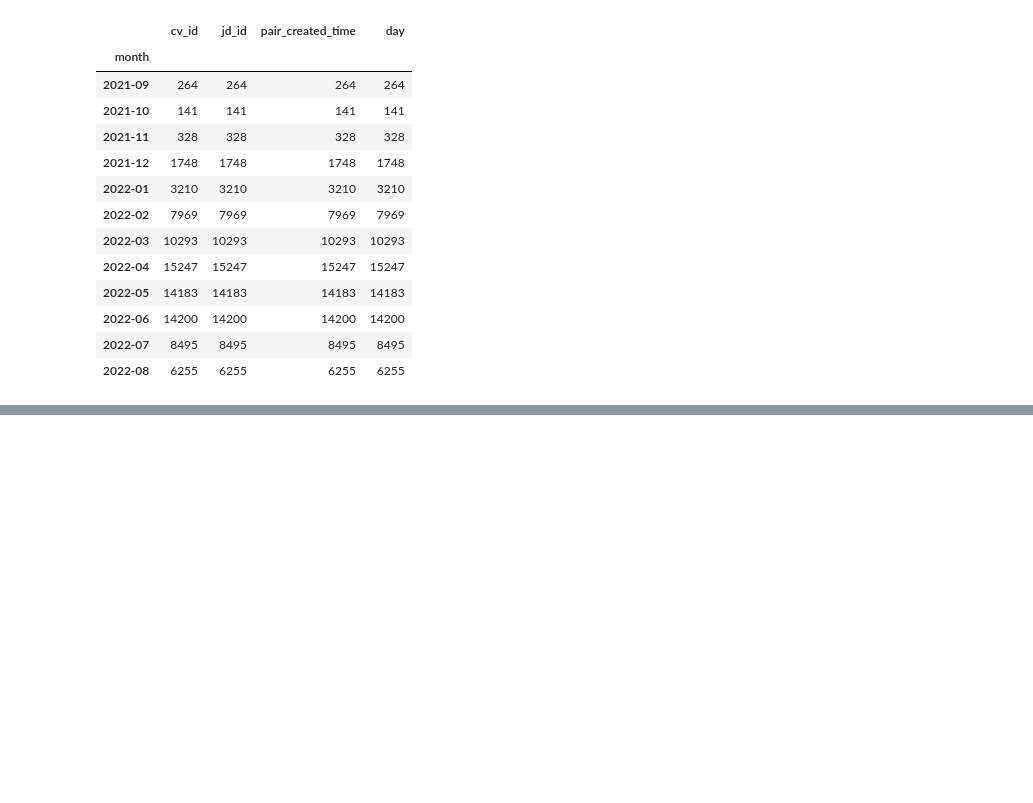
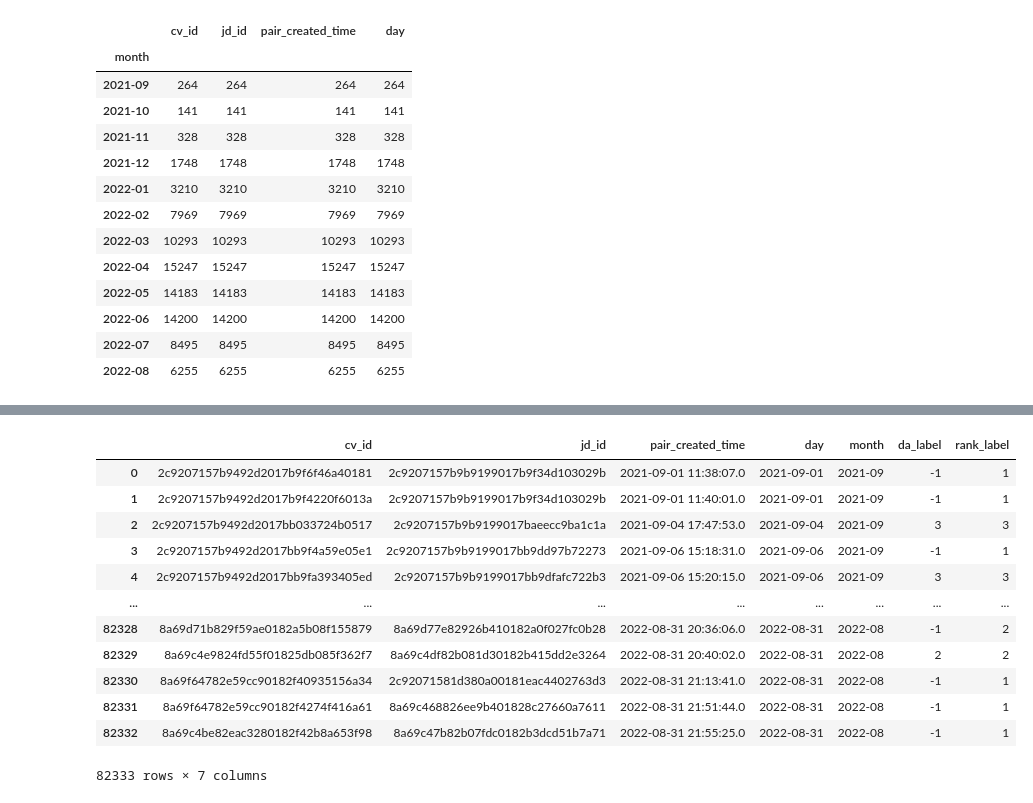
Before and after one commit to slowisfast2030/generalization, a Jupyter notebook: order_time.ipynb, the cells around one changed output, grey strips where cells are left out. Cells and saved outputs as stored; diff of their text form; code cells hidden in the pictures; blank space fills up the shorter version.

```diff
--- a/order_time.ipynb
+++ b/order_time.ipynb
@@ -185,3 +188,8 @@ cv_jd_time.groupby('month').count()
 | 2022-06 | 14200 | 14200 | 14200 | 14200 |
 | 2022-07 | 8495 | 8495 | 8495 | 8495 |
 | 2022-08 | 6255 | 6255 | 6255 | 6255 |
+# %%
+# 读取包含label的sample表
+label_data_20220831 = pd.read_csv('../data_20220831/sample_20220831_spark.csv').drop('Unnamed: 0', axis=1).drop_duplicates(subset=['cv_id', 'jd_id'], keep='first').reset_index(drop=True)
+label_df = label_data_20220831[['cv_id', 'jd_id', 'da_label', 'rank_label']]
+label_df
@@ -187,0 +210,18 @@ cv_jd_time.groupby('month').count()
+# %%
+# cv_jd_time和label_df进行inner join
+cv_jd_time_label = cv_jd_time.join(label_df.set_index(['cv_id', 'jd_id']), on=['cv_id', 'jd_id'], how='inner')
+cv_jd_time_label
+# %% [output]
+|  | cv_id | jd_id | pair_created_time | day | month | da_label | rank_label |
+| 0 | 2c9207157b9492d2017b9f6f46a40181 | 2c9207157b9b9199017b9f34d103029b | 2021-09-01 11:38:07.0 | 2021-09-01 | 2021-09 | -1 | 1 |
+| 1 | 2c9207157b9492d2017b9f4220f6013a | 2c9207157b9b9199017b9f34d103029b | 2021-09-01 11:40:01.0 | 2021-09-01 | 2021-09 | -1 | 1 |
+| 2 | 2c9207157b9492d2017bb033724b0517 | 2c9207157b9b9199017baeecc9ba1c1a | 2021-09-04 17:47:53.0 | 2021-09-04 | 2021-09 | 3 | 3 |
+| 3 | 2c9207157b9492d2017bb9f4a59e05e1 | 2c9207157b9b9199017bb9dd97b72273 | 2021-09-06 15:18:31.0 | 2021-09-06 | 2021-09 | -1 | 1 |
+| 4 | 2c9207157b9492d2017bb9fa393405ed | 2c9207157b9b9199017bb9dfafc722b3 | 2021-09-06 15:20:15.0 | 2021-09-06 | 2021-09 | 3 | 3 |
+| ... | ... | ... | ... | ... | ... | ... | ... |
+| 82328 | 8a69d71b829f59ae0182a5b08f155879 | 8a69d77e82926b410182a0f027fc0b28 | 2022-08-31 20:36:06.0 | 2022-08-31 | 2022-08 | -1 | 2 |
+| 82329 | 8a69c4e9824fd55f01825db085f362f7 | 8a69c4df82b081d30182b415dd2e3264 | 2022-08-31 20:40:02.0 | 2022-08-31 | 2022-08 | 2 | 2 |
+| 82330 | 8a69f64782e59cc90182f40935156a34 | 2c92071581d380a00181eac4402763d3 | 2022-08-31 21:13:41.0 | 2022-08-31 | 2022-08 | -1 | 1 |
+| 82331 | 8a69f64782e59cc90182f4274f416a61 | 8a69c468826ee9b401828c27660a7611 | 2022-08-31 21:51:44.0 | 2022-08-31 | 2022-08 | -1 | 1 |
+| 82332 | 8a69c4be82eac3280182f42b8a653f98 | 8a69c47b82b07fdc0182b3dcd51b7a71 | 2022-08-31 21:55:25.0 | 2022-08-31 | 2022-08 | -1 | 1 |
+82333 rows × 7 columns
```
Also changed, not shown: parts of 4 cells of this notebook.
